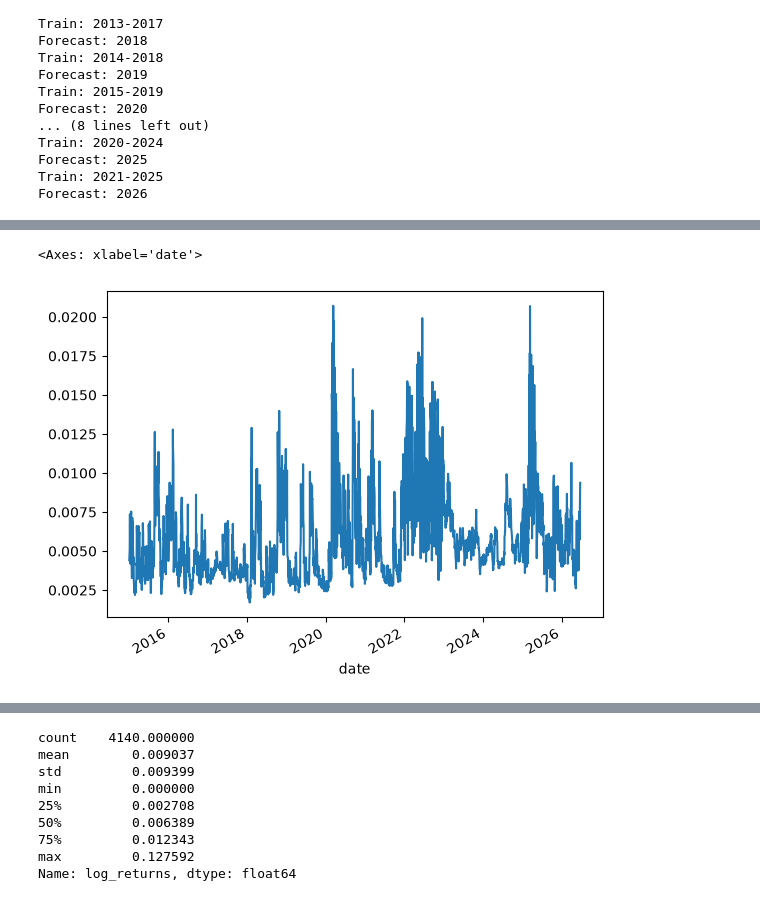
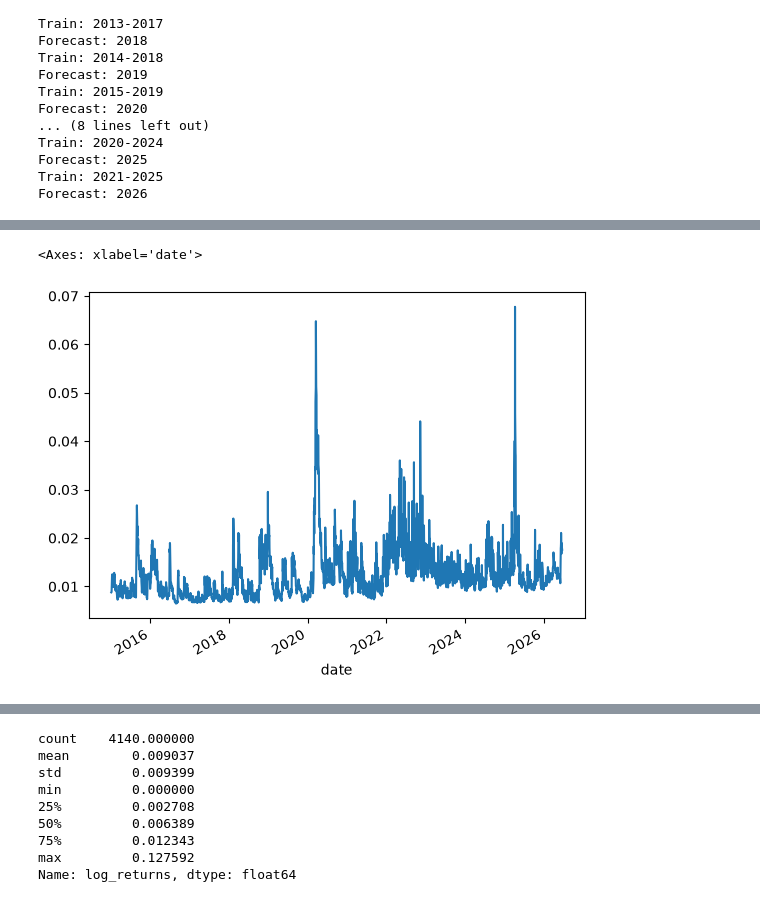
Before and after one commit to nemethbandi/Szakdolgozat, a Jupyter notebook: Kódbázis/notebooks/main.ipynb, the cells around one changed output, grey strips where cells are left out. Drawn from its saved outputs; the diff is of its cells as text; code cells hidden in the pictures.

```diff
--- a/Kódbázis/notebooks/main.ipynb
+++ b/Kódbázis/notebooks/main.ipynb
@@ -220,5 +220,5 @@ np.log(pivoted["validation_loss"][2020]).plot()
 # %%
-result["LSTM"].plot()
+result["HAR"].plot()
 # %% [output]
 <Axes: xlabel='date'>
-[figure, old version]
+[figure, new version]
```
Also changed, not shown: parts of 5 cells of this notebook, 3 other files.
